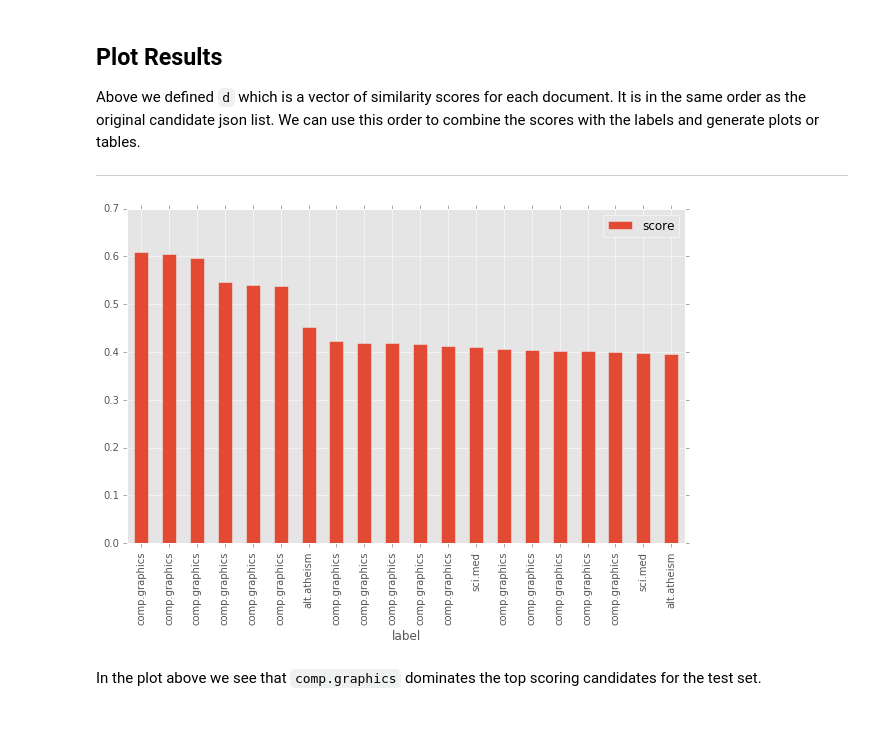
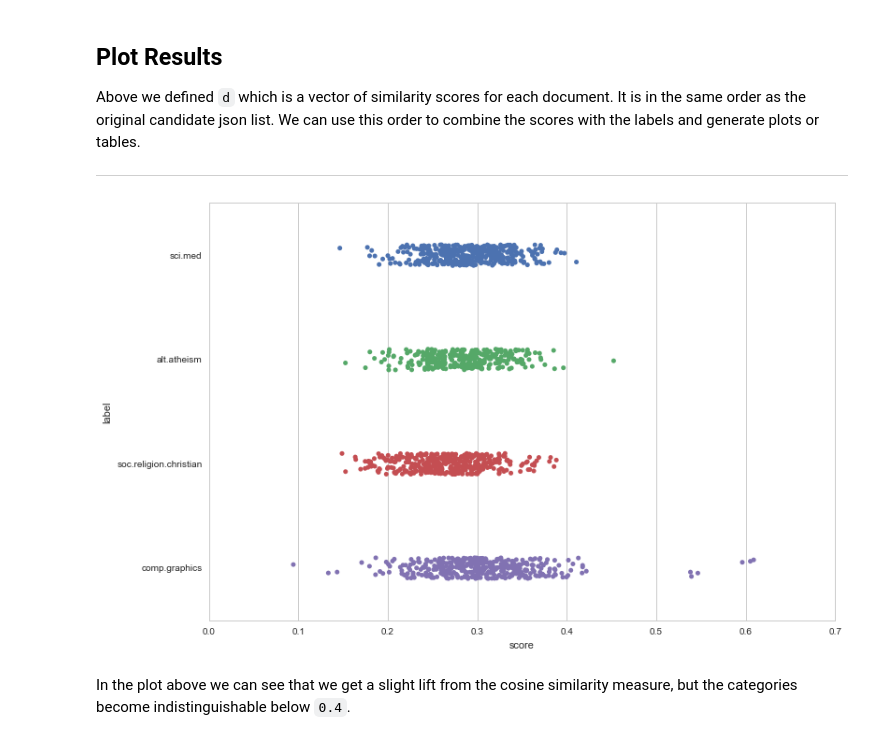
Before and after one commit to drewchen/ResumeAnalytics, a Jupyter notebook: newsgroup_test.ipynb, the cells around one changed output. Cells and saved outputs as stored; diff of their text form; code cells hidden in the pictures.

```diff
--- a/newsgroup_test.ipynb
+++ b/newsgroup_test.ipynb
@@ -58,4 +47,0 @@ Now that the data is loaded we can import and use the pipeline.
-# %%
-## import the similarity pipeline and perform comparison
-import main
-d = main.similarity(target, candidate)
@@ -62,24 +52,34 @@ d = main.similarity(target, candidate)
+# %%
+from pdftojsonl import process_pdfs
+from txtprocess import KeySelect, StripTransform, CosineSim
+from sklearn.pipeline import Pipeline
+from sklearn.feature_extraction.text import CountVectorizer
+from sklearn.feature_extraction.text import TfidfTransformer
+
+pipe = Pipeline([
+    ('bykey', KeySelect()),
+    ('clean', StripTransform()),
+    ('vect', CountVectorizer()),
+    ('tfidf', TfidfTransformer()),
+    ('cosine', CosineSim())
+])
+
+with open('test/target.jsonl', 'r') as tf, open('test/candidate.jsonl', 'r') as cf:
+    d = 1 - pipe.fit(
+        (json.loads(line) for line in tf), None
+    ).predict((json.loads(line) for line in cf))
 # %% [markdown]
 ## Plot Results
 
 Above we defined `d` which is a vector of similarity scores for each document.  It is in the same order as the original candidate json list. We can use this order to combine the scores with the labels and generate plots or tables.
 
 ---
-# %%
-%matplotlib inline
-import pandas as pd
-import matplotlib
-matplotlib.style.use('ggplot')
-matplotlib.rcParams['figure.figsize'] = (10.0, 6.0)
-
-result = []
-for i in range(len(candidate)):
-    result.append((candidate[i]['name'], d[0, i]))
-result = sorted(result, key=lambda x: x[1], reverse=True)
-
-df = pd.DataFrame(result, columns=['label', 'score'])
-df[:20].plot(kind='bar', x='label', y='score');
-# %% [output]
-[figure, removed]
-# %% [markdown]
-In the plot above we see that `comp.graphics` dominates the top scoring candidates for the test set.
+# %%
+with open('test/candidate.jsonl', 'r') as cf:
+    results = [r for r in zip([json.loads(line)['name'] for line in cf], d[0,:])]
+df = pd.DataFrame(result, columns=['label', 'score'])
+sns.stripplot(x="score", y="label", data=df, jitter=True);
+# %% [output]
+[figure, added]
+# %% [markdown]
+In the plot above we can see that we get a slight lift from the cosine similarity measure, but the categories become indistinguishable below `0.4`.
```
Also changed, not shown: parts of 6 cells of this notebook, 1 other file.
